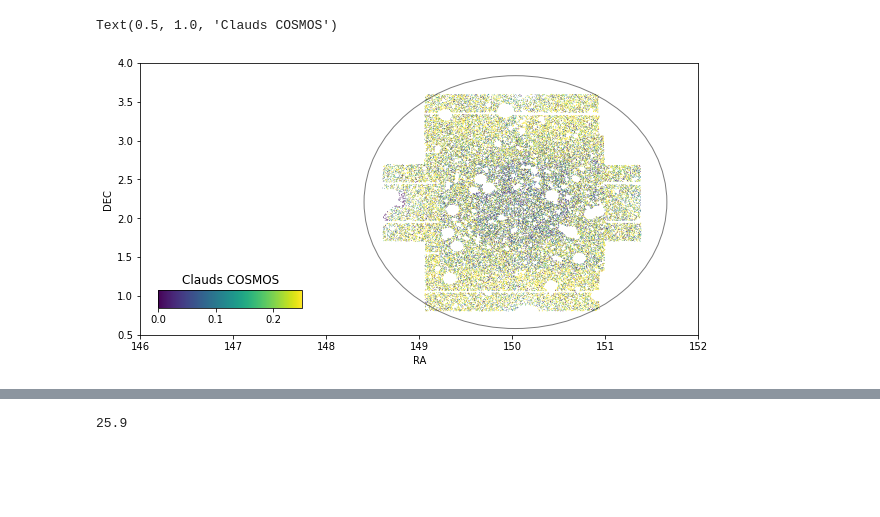
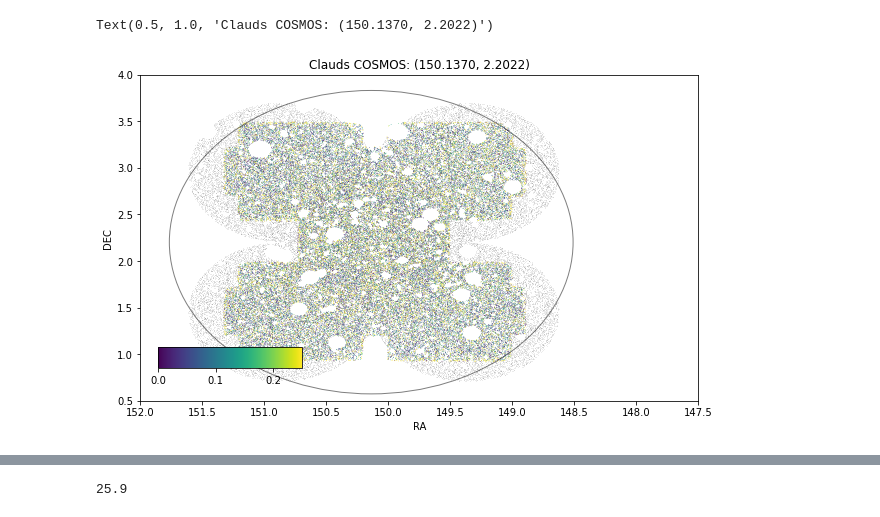
Before and after one commit to michaelJwilson/DESILBG, a Jupyter notebook: target/proposals/docs/desilbg-clauds.ipynb, the cells around one changed output, grey strips where cells are left out. Saved outputs shown, nothing was run; the diff lists cells and outputs as text; code cells hidden in the pictures; blank space fills up the shorter version.

Commit message:
Added clauds target qa.

```diff
--- a/target/proposals/docs/desilbg-clauds.ipynb
+++ b/target/proposals/docs/desilbg-clauds.ipynb
@@ -73,3 +61,28 @@ def get_clauds():
+# %%
+def get_clauds(imaging_bit=1):
+    fields           = ['COSMOS', 'DEEP_2', 'ELAIS', 'XMM_LSS']
+    clauds           = {}
+
+    areas            = {}
+    areas['COSMOS']  = {'u': 4.41, 'uS': 4.20, 'g': 7.84,  'r': 7.84,  'i': 7.84,  'z': 7.84,  'y': 7.84}
+    areas['XMM-LSS'] = {'u': 0.00, 'uS': 6.80, 'g': 6.38,  'r': 6.38,  'i': 6.38,  'z': 6.38,  'y': 6.38}
+    areas['DEEP2-3'] = {'u': 3.70, 'uS': 0.00, 'g': 6.11,  'r': 6.11,  'i': 6.11,  'z': 6.11,  'y': 6.11}
+    areas['ELAIS-N'] = {'u': 6.49, 'uS': 0.00, 'g': 10.68, 'r': 10.68, 'i': 10.68, 'z': 10.68, 'y': 10.68}
+
+    for key in areas.keys():
+        if imaging_bit == 1:
+            del areas[key]['uS']
+
+        elif imaging_bit == 2:
+            del areas[key]['u']
+
+    for field in fields:
+        clauds[field] = Table.read('/global/cscratch1/sd/mjwilson/clauds/October2020/{}_v3_v201026.fits'.format(field))
+
+        # Bright star mask & has newer u band data: [HSC, u, Us, J, VirCAM, UDEEP] for FLAG_FIELD_BINARY (imaging_bit).
+        clauds[field] = clauds[field][(clauds[field]['MASK'] == 0) & clauds[field]['FLAG_FIELD_BINARY'][:,imaging_bit] == True]
+
+    return  clauds, areas
 # %%
 tile_radius = get_tile_radius_deg()
 tiles       = Table(io.load_tiles())
@@ -92,6 +105,6 @@ tiles       = Table(io.load_tiles())
 # %%
 # vvds   = get_vvds()
 # %%
-clauds   = get_clauds()
+clauds, areas = get_clauds()
 # %%
 cclauds  = clauds['COSMOS']
@@ -119,0 +115,4 @@ Table length=4695985
+# %%
+Hclauds, Hareas = get_clauds(imaging_bit=0)
+# %%
+cHclauds = Hclauds['COSMOS']
@@ -133,32 +175,33 @@ cdec     = np.median(cclauds['DEC'])
 trad     = tile_radius
 # %%
-fig, ax  = plt.subplots(1, 1, figsize=(10, 5))
+fig, ax  = plt.subplots(1, 1, figsize=(10, 6))
 
-im       = pl.scatter(cclauds['RA'][::50], cclauds['DEC'][::50], c=cclauds['uS_err'][::50], marker='.', s=2, lw=0.0, vmin=0.0, vmax=.25)
+im       = pl.scatter(cHclauds['RA'][::50], cHclauds['DEC'][::50], c='k', marker='.', s=2, lw=0.0, vmin=0.0, vmax=.25, alpha=0.1)
+im       = pl.scatter(cclauds['RA'][::50], cclauds['DEC'][::50], c=cclauds['u_err'][::50], marker='.', s=2, lw=0.0, vmin=0.0, vmax=.25)
 # im     = pl.scatter(hilde['ALPHA_J2000'], hilde['DELTA_J2000'], c=hilde['MAGERR_ISOCOR_u'], marker='.', s=2, lw=0.0, vmin=0.01, vmax=0.8)
 # im     = pl.scatter(grush['ra'], grush['dec'], c='g', marker='.', s=2, lw=0.0, vmin=0.01, vmax=0.8, alpha=0.5)
 
 for ind in tileids:
     # cra  = tiles[ind]['RA']
     # cdec = tiles[ind]['DEC']
     # trad = tile_radius
 
     # print(cra, cdec, trad)
 
     circles(cra, cdec, trad, c='k', fc="None", alpha=0.5)
 
     break
 
-ax.set_xlim(146., 152.)
-ax.set_ylim( 0.5,  4.0)
+ax.set_xlim(152., 147.5)
+ax.set_ylim( 0.5,   4.0)
 
 ax.set_xlabel('RA')
 ax.set_ylabel('DEC')
 
 cax      = fig.add_axes([0.15, 0.2, 0.2, 0.05])
 fig.colorbar(im, cax=cax, orientation='horizontal')
 
-pl.title('Clauds COSMOS')
+ax.set_title('Clauds COSMOS: ({:.4f}, {:.4f})'.format(cra, cdec))
 # %% [output]
-Text(0.5, 1.0, 'Clauds COSMOS')
+Text(0.5, 1.0, 'Clauds COSMOS: (150.1370, 2.2022)')
-[figure, old version]
+[figure, new version]
```
Also changed, not shown: parts of 42 cells of this notebook, 7 other files.
